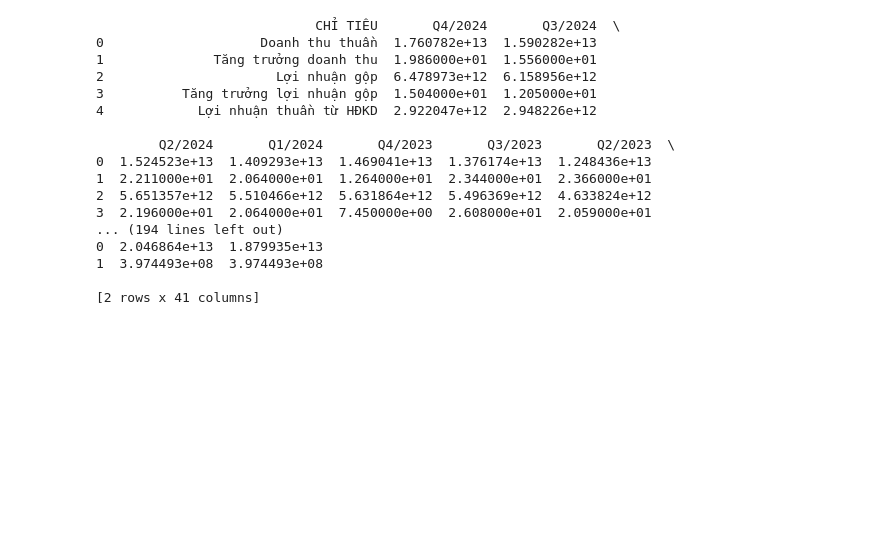
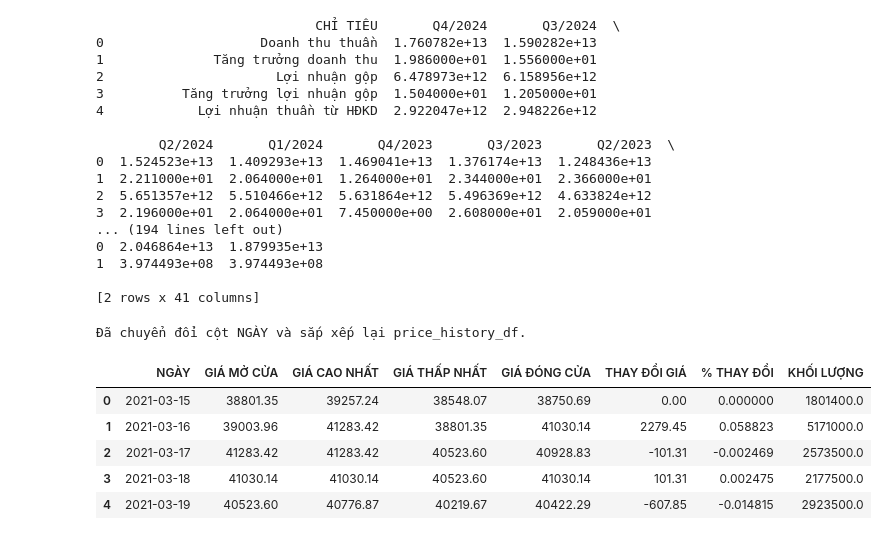
Before and after one commit to DangShark/Data_Mining, a Jupyter notebook: final_report.ipynb, the cells around one changed output. Cells and saved outputs as stored; diff of their text form; code cells hidden in the pictures; blank space fills up the shorter version.

```diff
--- a/final_report.ipynb
+++ b/final_report.ipynb
@@ -139,3 +139,21 @@ print(Company_Information_df.head())
 1  3.974493e+08  3.974493e+08
 
 [2 rows x 41 columns]
+# %%
+# 1. Quan sát để hiểu doanh nghiệp và dữ liệu
+# Chuyển cột 'NGÀY' sang kiểu datetime để có thể sắp xếp và vẽ biểu đồ
+price_history_df['NGÀY'] = pd.to_datetime(price_history_df['NGÀY'], format='%d/%m/%Y')
+
+# Sắp xếp lại dataframe theo thứ tự ngày tăng dần (dữ liệu gốc đang giảm dần)
+price_history_df = price_history_df.sort_values(by='NGÀY').reset_index(drop=True)
+
+print("Đã chuyển đổi cột NGÀY và sắp xếp lại price_history_df.")
+price_history_df.head()
+# %% [output]
+Đã chuyển đổi cột NGÀY và sắp xếp lại price_history_df.
+|  | NGÀY | GIÁ MỞ CỬA | GIÁ CAO NHẤT | GIÁ THẤP NHẤT | GIÁ ĐÓNG CỬA | THAY ĐỔI GIÁ | % THAY ĐỔI | KHỐI LƯỢNG |
+| 0 | 2021-03-15 | 38801.35 | 39257.24 | 38548.07 | 38750.69 | 0.00 | 0.000000 | 1801400.0 |
+| 1 | 2021-03-16 | 39003.96 | 41283.42 | 38801.35 | 41030.14 | 2279.45 | 0.058823 | 5171000.0 |
+| 2 | 2021-03-17 | 41283.42 | 41283.42 | 40523.60 | 40928.83 | -101.31 | -0.002469 | 2573500.0 |
+| 3 | 2021-03-18 | 41030.14 | 41030.14 | 40523.60 | 41030.14 | 101.31 | 0.002475 | 2177500.0 |
+| 4 | 2021-03-19 | 40523.60 | 40776.87 | 40219.67 | 40422.29 | -607.85 | -0.014815 | 2923500.0 |
```
Also changed, not shown: parts of 7 cells of this notebook, 2 other files.
